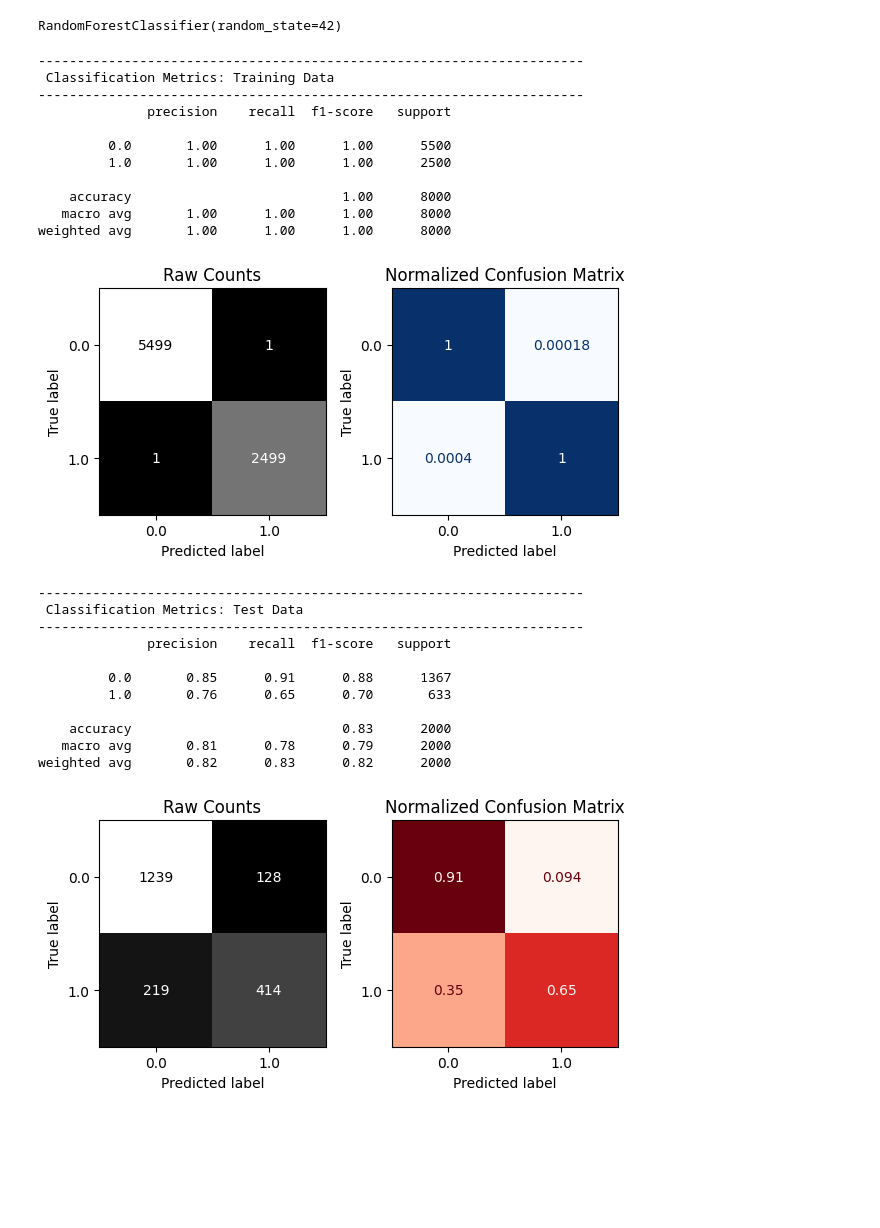
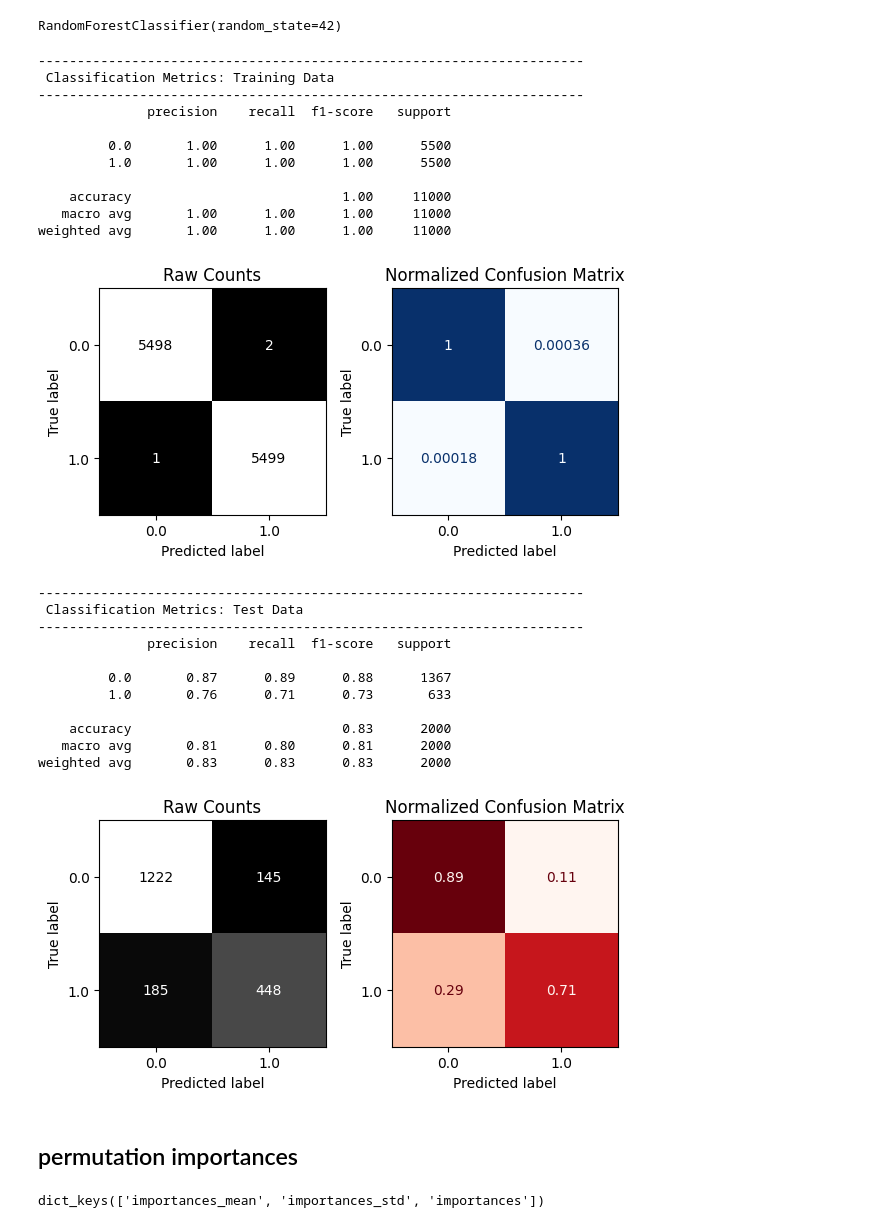
Before and after one commit to farahwadya/Car-insurance-intermediate-machine-learning-project, a Jupyter notebook: Car_insurance_prj.ipynb, the cells around one changed output. Saved outputs shown, nothing was run; the diff lists cells and outputs as text; code cells hidden in the pictures; blank space fills up the shorter version.

```diff
--- a/Car_insurance_prj.ipynb
+++ b/Car_insurance_prj.ipynb
@@ -386,7 +406,7 @@ cat_cols
 Index(['GENDER', 'RACE', 'VEHICLE_YEAR', 'VEHICLE_TYPE'], dtype='object')
 # %%
 impute_cat=SimpleImputer(strategy='constant',fill_value='MISSING')
-one_hot=OneHotEncoder(handle_unknown='ignore',sparse_output=False)
+one_hot=OneHotEncoder(handle_unknown='ignore',drop='first',sparse_output=False)
 cat_pipe=make_pipeline(impute_cat,one_hot)
 cat_pipe
 # %% [output]
@@ -465,2 +492,7 @@ X_test_tf.head()
 # %% [markdown]
 # modeling
+# %%
+smote = SMOTE(random_state=42)
+X_train_res, y_train_res = smote.fit_resample(X_train_tf, y_train)
+import numpy as np
+np.bincount(y_train_res)
@@ -468,33 +502,40 @@ X_test_tf.head()
 ## Random Forest classifier
 # %%
 rf_clf=RandomForestClassifier(random_state=42)
-rf_clf.fit(X_train_tf,y_train)
+rf_clf.fit(X_train_res,y_train_res)
 # %% [output]
 RandomForestClassifier(random_state=42)
 # %%
-evaluate_classification(rf_clf, X_train_tf, y_train, X_test_tf, y_test)
+evaluate_classification(rf_clf, X_train_res, y_train_res, X_test_tf, y_test)
 # %% [output]
 ----------------------------------------------------------------------
  Classification Metrics: Training Data
 ----------------------------------------------------------------------
               precision    recall  f1-score   support
 
          0.0       1.00      1.00      1.00      5500
-         1.0       1.00      1.00      1.00      2500
+         1.0       1.00      1.00      1.00      5500
 
-    accuracy                           1.00      8000
-   macro avg       1.00      1.00      1.00      8000
-weighted avg       1.00      1.00      1.00      8000
+    accuracy                           1.00     11000
+   macro avg       1.00      1.00      1.00     11000
+weighted avg       1.00      1.00      1.00     11000
-[figure, old version]
+[figure, new version]
 ----------------------------------------------------------------------
  Classification Metrics: Test Data
 ----------------------------------------------------------------------
               precision    recall  f1-score   support
 
-         0.0       0.85      0.91      0.88      1367
-         1.0       0.76      0.65      0.70       633
+         0.0       0.87      0.89      0.88      1367
+         1.0       0.76      0.71      0.73       633
 
     accuracy                           0.83      2000
-   macro avg       0.81      0.78      0.79      2000
-weighted avg       0.82      0.83      0.82      2000
+   macro avg       0.81      0.80      0.81      2000
+weighted avg       0.83      0.83      0.83      2000
-[figure, old version]
+[figure, new version]
+# %% [markdown]
+## permutation importances
+# %%
+r = permutation_importance(rf_clf, X_test_tf, y_test,n_repeats =5, random_state = 42)
+r.keys()
+# %% [output]
+dict_keys(['importances_mean', 'importances_std', 'importances'])
```
Also changed, not shown: parts of 10 cells of this notebook.
